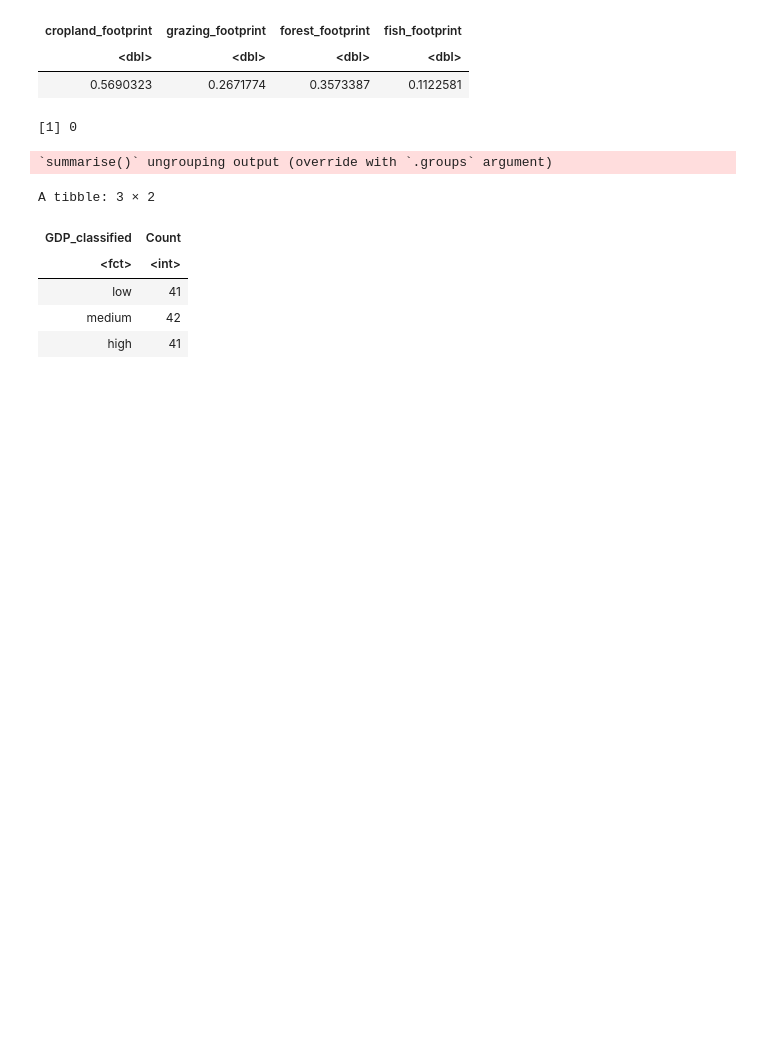
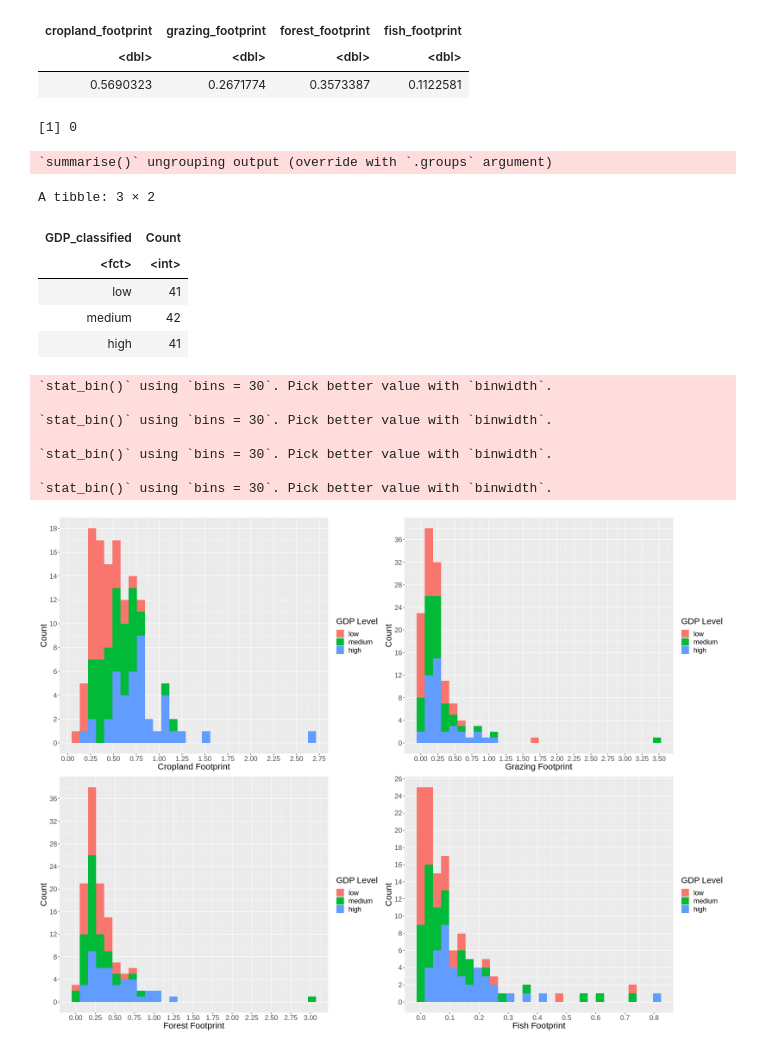
Before and after one commit to tsabkuro/EcoFoot, a Jupyter notebook: main.ipynb, the cells around one changed output. Cells and saved outputs as stored; diff of their text form; code cells hidden in the pictures; blank space fills up the shorter version.

Commit message:
Added Visualizations
Created histograms for each predictor variables distributions

```diff
--- a/main.ipynb
+++ b/main.ipynb
@@ -150,3 +150,49 @@ A tibble: 3 × 2
 | low | 41 |
 | medium | 42 |
 | high | 41 |
+# %%
+require(gridExtra)
+options(repr.plot.height = 15, repr.plot.width = 20)
+
+#creating histograms using only training set data, which compares the distributions of each predictor variable we plan to use
+#in our analysis. Colour coded by our created GDP categories to help identify any relationships between the distrutions and GDP level.
+
+crop_visualization <- ggplot(countries_train, aes(x = cropland_footprint, fill = GDP_classified)) +
+        geom_histogram() +
+        labs(x = "Cropland Footprint", y = "Count", fill = "GDP Level") +
+        theme(text = element_text(size = 18)) +
+        scale_x_continuous(breaks = seq(0, 3, by = 0.25)) +
+        scale_y_continuous(breaks = seq(0, 20, by = 2))
+
+grazing_visualization <- ggplot(countries_train, aes(x = grazing_footprint, fill = GDP_classified)) +
+        geom_histogram() +
+        labs(x = "Grazing Footprint", y = "Count", fill = "GDP Level") +
+        theme(text = element_text(size = 18)) +
+        scale_x_continuous(breaks = seq(0, 5, by = 0.25)) +
+        scale_y_continuous(breaks = seq(0, 40, by = 4))
+
+forest_visualization <- ggplot(countries_train, aes(x = forest_footprint, fill = GDP_classified)) +
+        geom_histogram() +
+        labs(x = "Forest Footprint", y = "Count", fill = "GDP Level") +
+        theme(text = element_text(size = 18)) +
+        scale_x_continuous(breaks = seq(0, 3, by = 0.25)) +
+        scale_y_continuous(breaks = seq(0, 40, by = 4))
+
+fish_visualization <- ggplot(countries_train, aes(x = fish_footprint, fill = GDP_classified)) +
+        geom_histogram() +
+        labs(x = "Fish Footprint", y = "Count", fill = "GDP Level") +
+        theme(text = element_text(size = 18)) +
+        scale_x_continuous(breaks = seq(0, 1, by = 0.1)) +
+        scale_y_continuous(breaks = seq(0, 30, by = 2))
+
+#arranging our visualizations of each predictor variable into a grid for easy comparison
+grid.arrange(crop_visualization, grazing_visualization, forest_visualization, fish_visualization)
+# %% [output]
+`stat_bin()` using `bins = 30`. Pick better value with `binwidth`.
+
+`stat_bin()` using `bins = 30`. Pick better value with `binwidth`.
+
+`stat_bin()` using `bins = 30`. Pick better value with `binwidth`.
+
+`stat_bin()` using `bins = 30`. Pick better value with `binwidth`.
+[figure, added]
```
